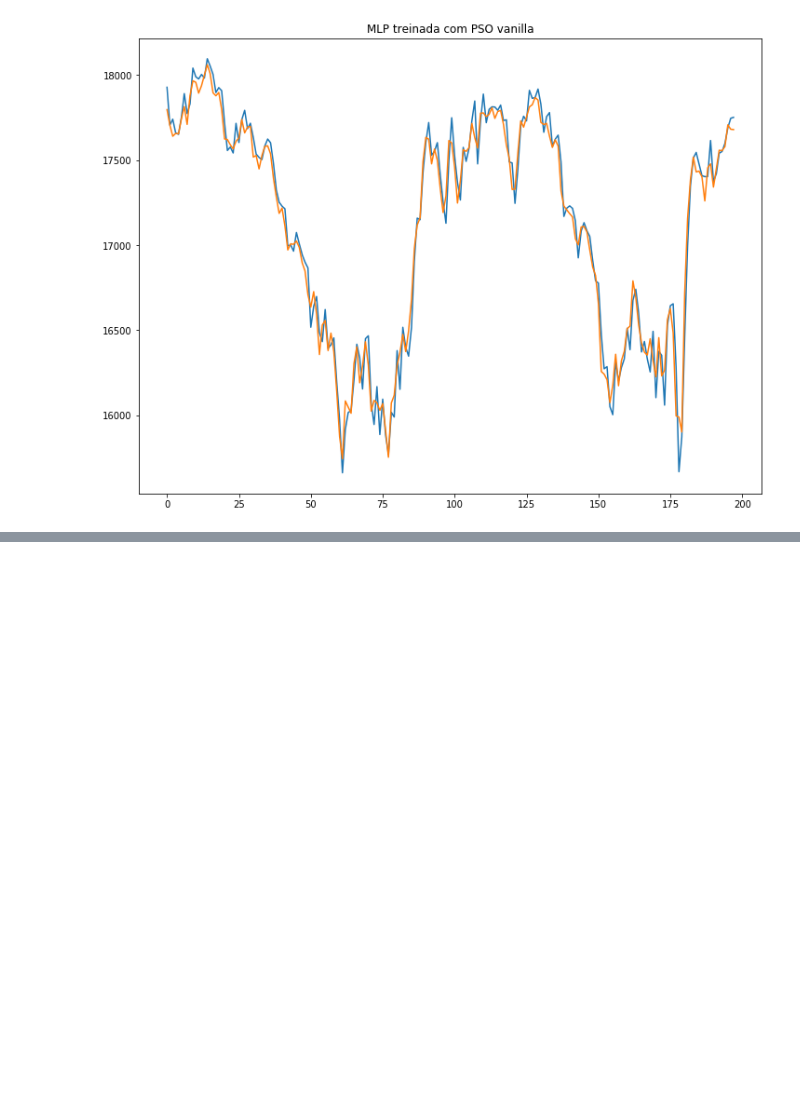
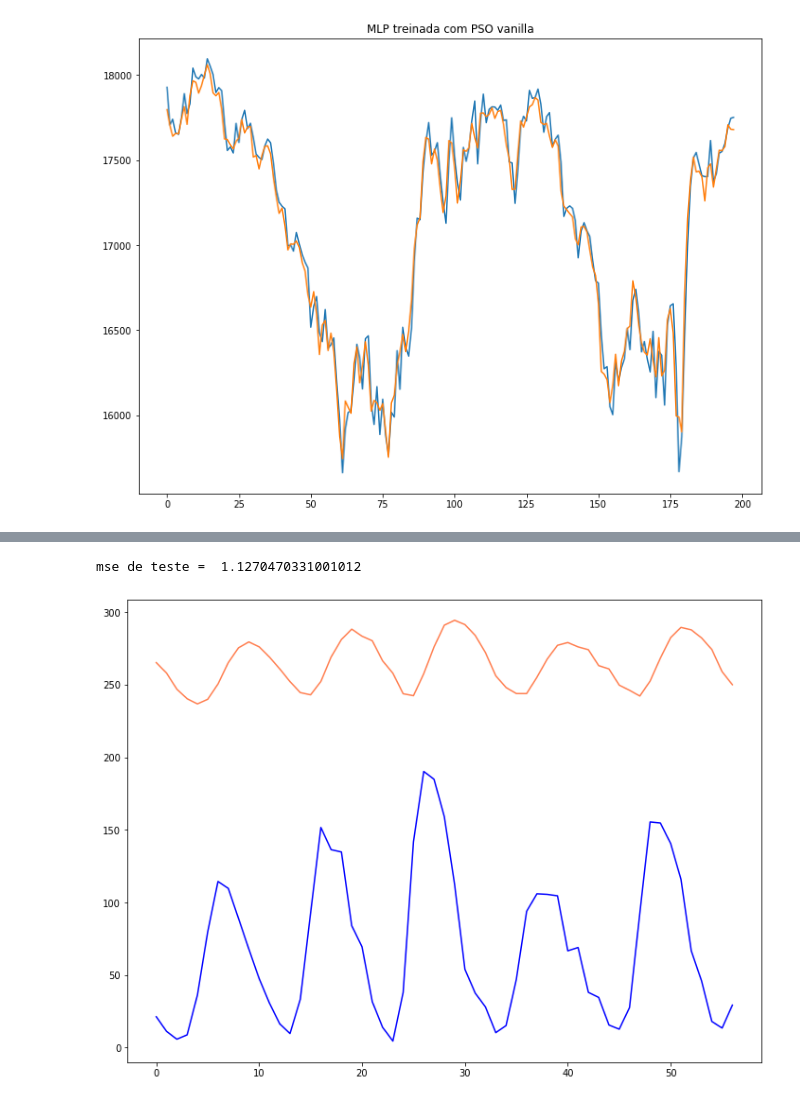
Before and after one commit to filipeclduarte/forecasting_dynamic_swarm_nn, a Jupyter notebook: artigo_swarm_nn_pso_padrao.ipynb, the cells around one changed output, grey strips where cells are left out. Cells and saved outputs as stored; diff of their text form; code cells hidden in the pictures; blank space fills up the shorter version.

Commit message:
ajustando pso e iniciando testes com a série sunspot

```diff
--- a/artigo_swarm_nn_pso_padrao.ipynb
+++ b/artigo_swarm_nn_pso_padrao.ipynb
@@ -740,0 +746,5 @@ plt.title('MLP treinada com PSO vanilla');
+# %%
+## Sunspot
+sunspot = pd.read_csv('dados/sunspot.csv')
+sunspot = sunspot['valor']
+sunspot.head()
@@ -740,0 +758,4 @@ plt.title('MLP treinada com PSO vanilla');
+# %%
+sunspot_norm = normalizar_serie(sunspot)
+X, y = split_sequence(sunspot_norm.values, 3, 1)
+X_treino, y_treino, X_teste, y_teste, X_val, y_val = divisao_dados_temporais(X, y, perc_treino = 0.6, perc_val = 0.2)
@@ -740,0 +766,18 @@ plt.title('MLP treinada com PSO vanilla');
+# %%
+### Treinar rede neural com Rprop
+
+##### Testar 5 neurônios na camada escondida e 10 execuções
+best_model = 0
+best_mse = np.inf
+
+for exec in range(10):
+    print('Execução ' + str(exec))
+    parameters = nn_model_rprop(X_train.T, y_train.T, n_h=5, print_cost=True)
+    y_pred = predict2(parameters, X_val.T)
+    mse_exec = compute_cost2(y_pred,y_val.T, parameters)
+
+    if mse_exec < best_mse:
+        best_model = parameters
+        best_mse = mse_exec
+
+    print('MSE validação = ' + str(mse_exec))
@@ -740,0 +802,17 @@ plt.title('MLP treinada com PSO vanilla');
+# %%
+# Desnormalizar
+y_pred_teste = predict2(best_model, X_teste.T).reshape(-1,1)
+
+# mse de teste
+print("mse de teste = ",((y_pred_teste - y_teste)**2).mean())
+
+y_teste_ = desnormalizar(y_teste, sunspot)
+y_pred_teste = desnormalizar(y_pred_teste, sunspot)
+# %% [output]
+mse de teste =  1.1270470331001012
+# %%
+# Plot
+plt.plot(y_teste_, color = 'blue')
+plt.plot(y_pred_teste, color = 'coral');
+# %% [output]
+[figure, added]
```
Also changed, not shown: parts of 10 cells of this notebook.
